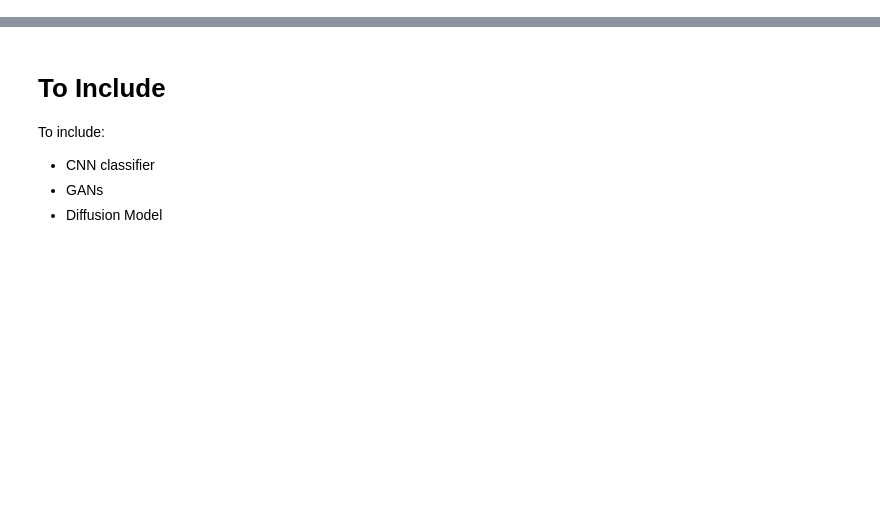
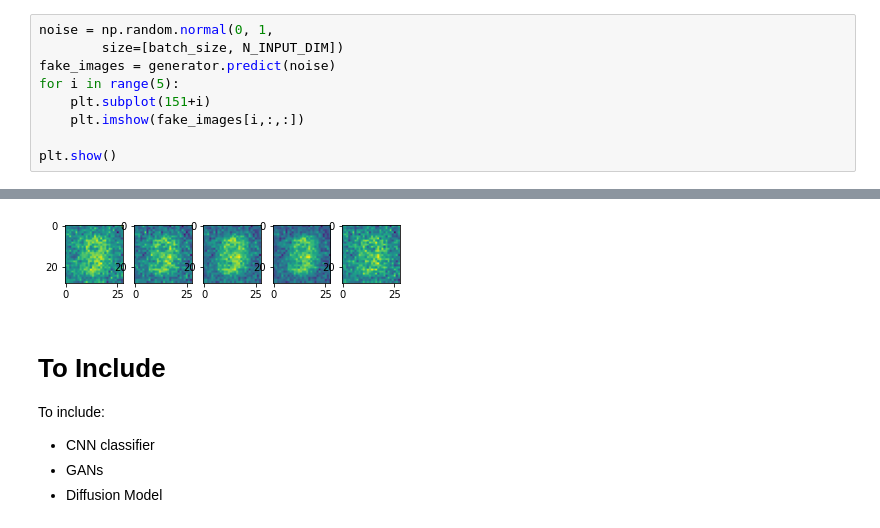
Before and after one commit to field-cady/deep_learning, a Jupyter notebook: Deep Learning MNIST.ipynb, the cells around one changed output, grey strips where cells are left out. Cells and saved outputs as stored; diff of their text form; blank space fills up the shorter version.

```diff
--- a/Deep Learning MNIST.ipynb
+++ b/Deep Learning MNIST.ipynb
@@ -0,0 +212,10 @@
+# %%
+noise = np.random.normal(0, 1,
+        size=[batch_size, N_INPUT_DIM])
+fake_images = generator.predict(noise)
+for i in range(5):
+    plt.subplot(151+i)
+    plt.imshow(fake_images[i,:,:])
+
+plt.show()
+# %% [output]
@@ -1,3 +223,4 @@
+[figure, added]
 # %% [markdown]
 # To Include
 To include:
```
Also changed, not shown: parts of 12 cells of this notebook, 12 other files.
